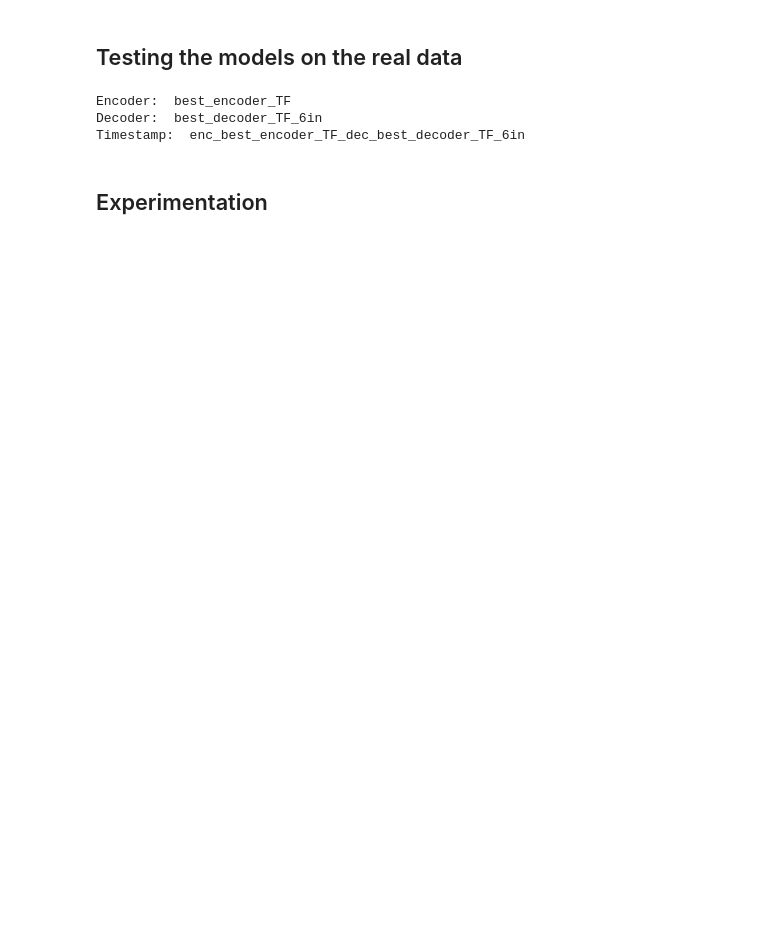
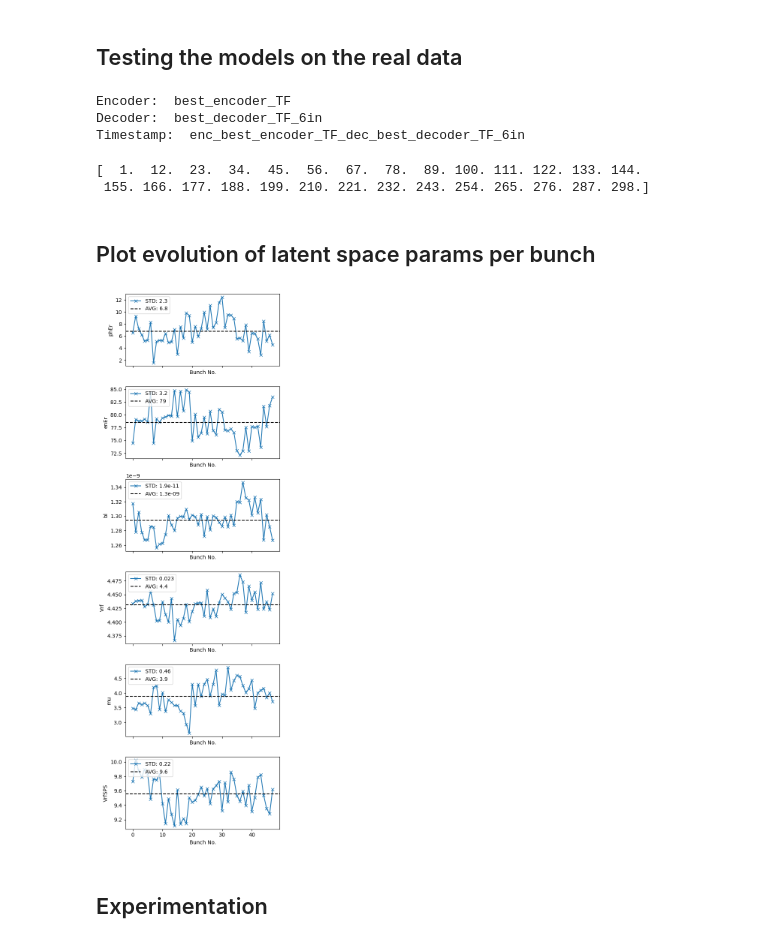
Before and after one commit to kiliakis/tomography_ML, a Jupyter notebook: inspect_real_data.ipynb, the cells around one changed output. Cells and saved outputs as stored; diff of their text form; code cells hidden in the pictures; blank space fills up the shorter version.

```diff
--- a/inspect_real_data.ipynb
+++ b/inspect_real_data.ipynb
@@ -157,8 +173,14 @@ Timestamp:  enc_best_encoder_TF_dec_best_decoder_TF_6in
 # %%
 # normalize the turns
 # select a number of turns (31)
-selected_turns = np.linspace(0, 300, num=31, endpoint=True, dtype=np.float32)
-norm_turns = normalizeTurn(selected_turns)
+selected_turns = np.linspace(1, 298, num=28, endpoint=True, dtype=np.float32)
+print(selected_turns)
+norm_turns = minmax_normalize_param(selected_turns, np.min(selected_turns),
+                                    np.max(selected_turns),
+                                    target_range=(0, 1))
+# %% [output]
+[  1.  12.  23.  34.  45.  56.  67.  78.  89. 100. 111. 122. 133. 144.
+ 155. 166. 177. 188. 199. 210. 221. 232. 243. 254. 265. 276. 287. 298.]
 # %%
 def visual_evaluation(wf, wf_id, latent_pred, ps_pred, turn, figname):
     '''
@@ -289,3 +320,34 @@ for norm_turn in norm_turns:
+# %% [markdown]
+## Plot evolution of latent space params per bunch
+# %%
+# Get latents for all input data
+latent_pred = encDec.encode(wf_test, unnormalize=True)
+
+fig, axes = plt.subplots(ncols=1, nrows=len(loss_weights), figsize=(5, 15), sharex=True)
+
+# bunch_ids = [name.split(''for name in wf_id]
+
+for lat_id in range(latent_pred.shape[1]):
+    y = latent_pred[:, lat_id]
+    var_name = var_names[loss_weights[lat_id]]
+    ax = axes[lat_id]
+    plt.sca(ax)
+    # plt.title(var_name)
+    plt.ylabel(var_name)
+    mean = np.mean(y)
+    std = np.std(y)
+    plt.plot(y, marker='x', label=f'STD: {std:.2g}')
+    plt.axhline(y=mean, label=f'AVG: {mean:.2g}', color='0', ls='--')
+    plt.xlabel('Bunch No.')
+    plt.legend(loc='upper left')
+    # plt.xticks(np.arange(len(y)))
+    plt.tight_layout()
+
+plt.savefig(out_dir + '/bunch-by-bunch-variation.png', dpi=100)
+plt.show()
+# plt.close()
+# %% [output]
+[figure, added]
 # %% [markdown]
 ## Experimentation
 # %%
```
Also changed, not shown: parts of 6 cells of this notebook, 4 other files.
